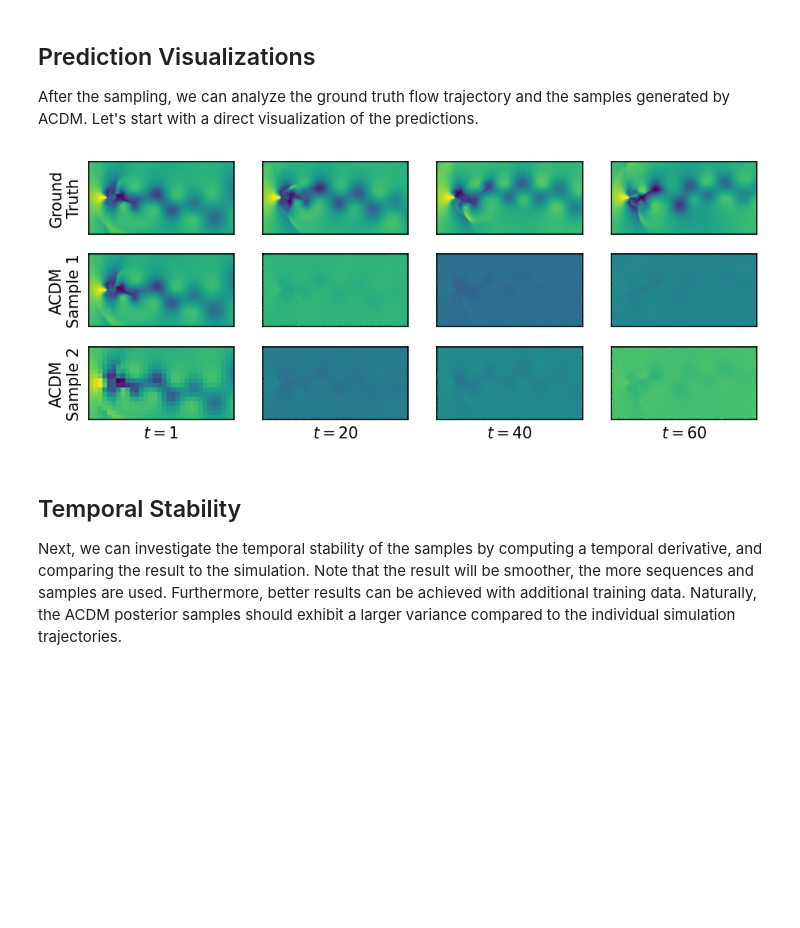
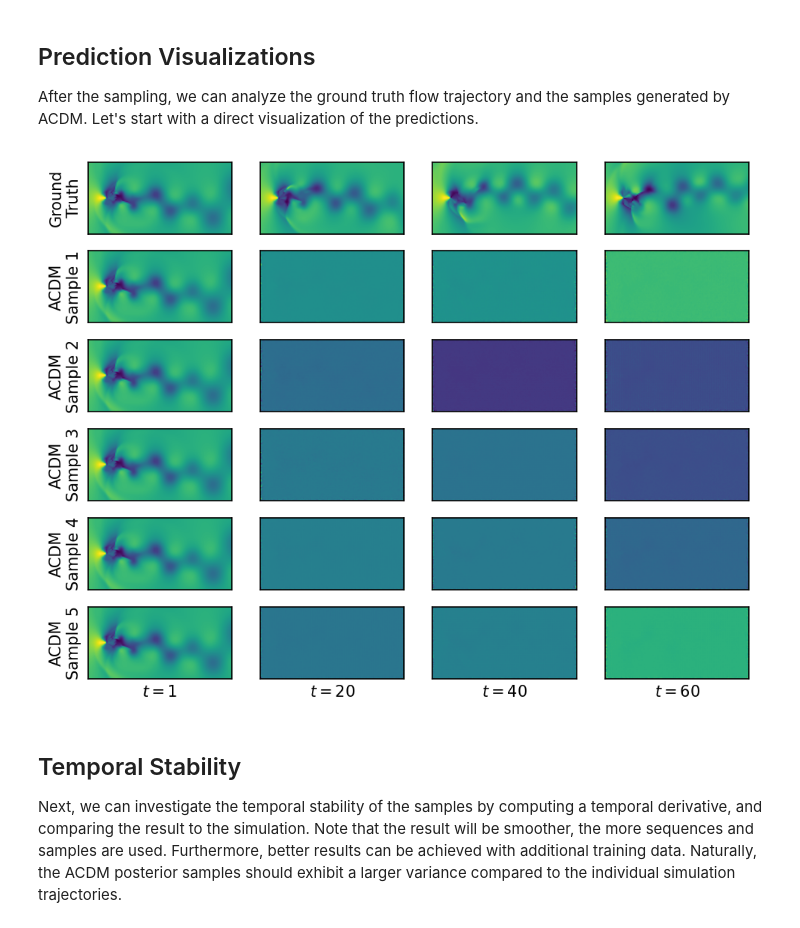
Before and after one commit to kidneybean-beef/autoreg-pde-diffusion, a Jupyter notebook: acdm-demo-supRes_warp.ipynb, the cells around one changed output. Drawn from its saved outputs; the diff is of its cells as text; code cells hidden in the pictures; blank space fills up the shorter version.

```diff
--- a/acdm-demo-supRes_warp.ipynb
+++ b/acdm-demo-supRes_warp.ipynb
@@ -892,8 +892,8 @@ def noise_step(vtx_pos, noise, up_level, raster_mesh: warp.RasterMesh, context):
 device = "cuda" if torch.cuda.is_available() else "cpu"
 print("Inferencing device: %s" % device)
 
-path_model = "./models/acdm_sup-res/model_states"
-path_opt = "./models/acdm_sup-res/opt_states"
+path_model = "./models/acdm_sup-res_diff-10/model_states"
+path_opt = "./models/acdm_sup-res_diff-10/opt_states"
 
 INPUT_STEPS_K = 3
 
@@ -905,7 +905,7 @@ sequenceLength = [60,2]
 DT = 0.0000083960 * 50 * 340.3 * sequenceLength[1] # consider also the seqSkip
 simFields = ["dens", "pres"]
 simParams = ["mach"]
-diffusionSteps = 20
+diffusionSteps = 10
 
 testSet = TurbulenceDataset("Test", ["data"], filterTop=["128_small_tra_down"], filterSim=[[0]], excludefilterSim=False, filterFrame=[(0,250)],
                 sequenceLength=[sequenceLength], randSeqOffset=False, simFields=simFields, simParams=simParams, printLevel="sim",filterTopSuperRes=["128_small_tra"])
@@ -1025,11 +1025,11 @@ with torch.no_grad():
 
 print("Sampling complete!\n")
 
-# replacing initial low-res image by high-res ground truth
-pred[0][0][0][0:INPUT_STEPS_K] = gt[0][0][0][0:INPUT_STEPS_K]
-
 gt = np.concatenate(gt, axis=1)
 pred = np.concatenate(pred, axis=1)
+
+# replacing initial low-res image by high-res ground truth
+pred[:,:,0:INPUT_STEPS_K,:,:,:] = gt.repeat(numSamples,axis=0)[:,:,0:INPUT_STEPS_K,:,:,:]
 
 # undo data normalization
 normMean = testSet.transform.normMean[[0,1,2,3,5]]
@@ -1071,31 +1071,32 @@ vis.plot(noises_used_vis,animate='time')
 After the sampling, we can analyze the ground truth flow trajectory and the samples generated by ACDM. Let's start with a direct visualization of the predictions.
 # %%
 sequence = 0
-samples = [0,4]
+# samples = [0,4]
+samples = [0,1,2,3,4]
 timeSteps = [0,19,39,59]
 field = 3 # velocity_x (0), velocity_y (1), density (2), or pressure (3)
 
 predPart = pred[samples]
 gtPred = np.concatenate([gt[:,sequence,timeSteps,field], predPart[:,sequence,timeSteps,field]])
 
 fig, axs = plt.subplots(nrows=gtPred.shape[0], ncols=gtPred.shape[1], figsize=(gtPred.shape[1]*1.9, gtPred.shape[0]), dpi=150, squeeze=False)
 
 for i in range(gtPred.shape[0]):
     for j in range(gtPred.shape[1]):
         if i == gtPred.shape[0]-1:
             axs[i,j].set_xlabel("$t=%s$" % (timeSteps[j]+1), fontsize=10)
         if j == 0:
             if i == 0:
               axs[i,j].set_ylabel("Ground\nTruth", fontsize=10)
             else:
               axs[i,j].set_ylabel("ACDM\nSample %d" % i, fontsize=10)
         axs[i,j].set_xticks([])
         axs[i,j].set_yticks([])
         im = axs[i,j].imshow(gtPred[i][j].transpose(), interpolation="catrom", cmap="viridis")
 
 plt.show()
 # %% [output]
-[figure, old version]
+[figure, new version]
 # %% [markdown]
 ## Temporal Stability
 
```
Also changed, not shown: parts of 2 cells of this notebook, 1 other file.
